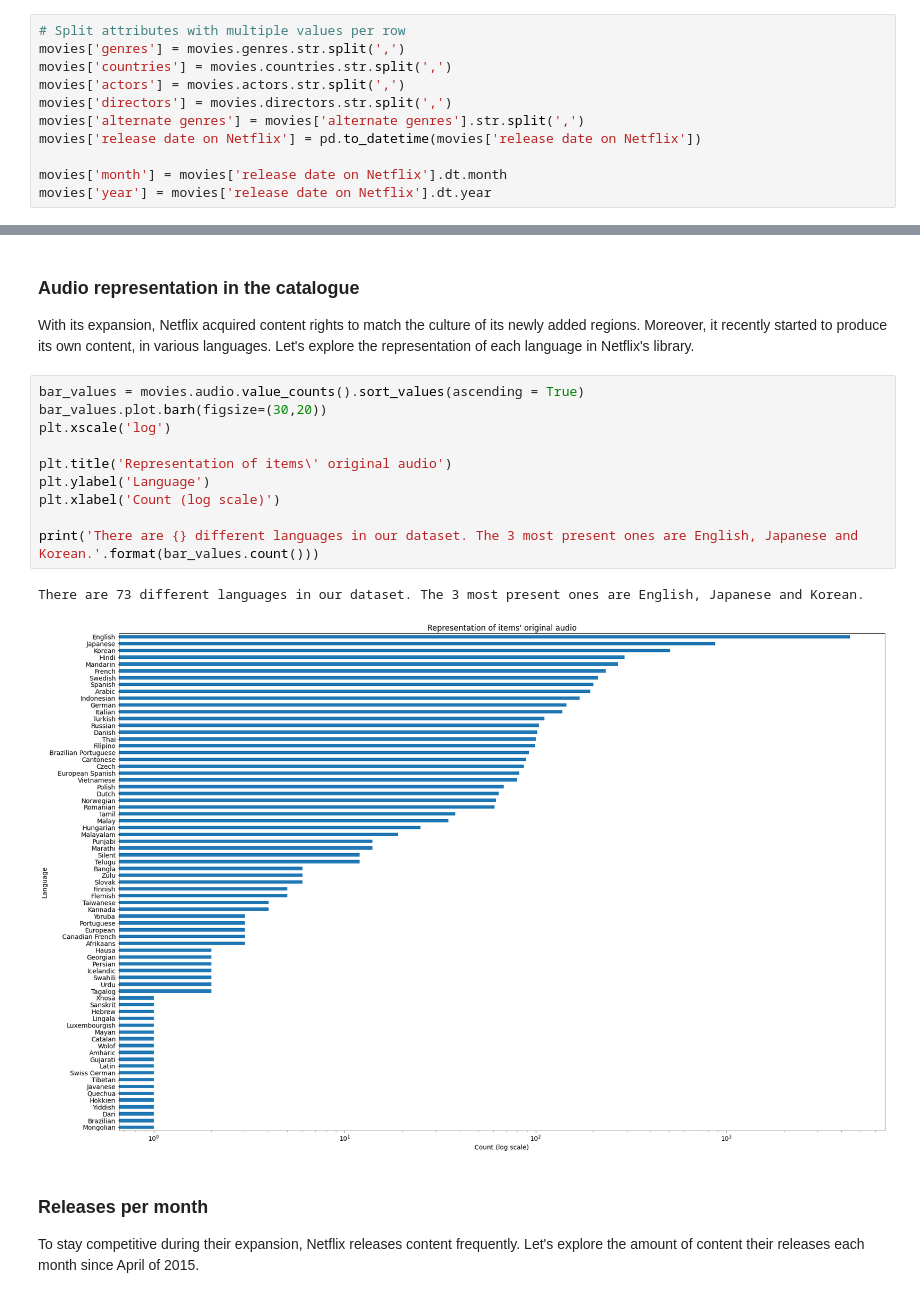
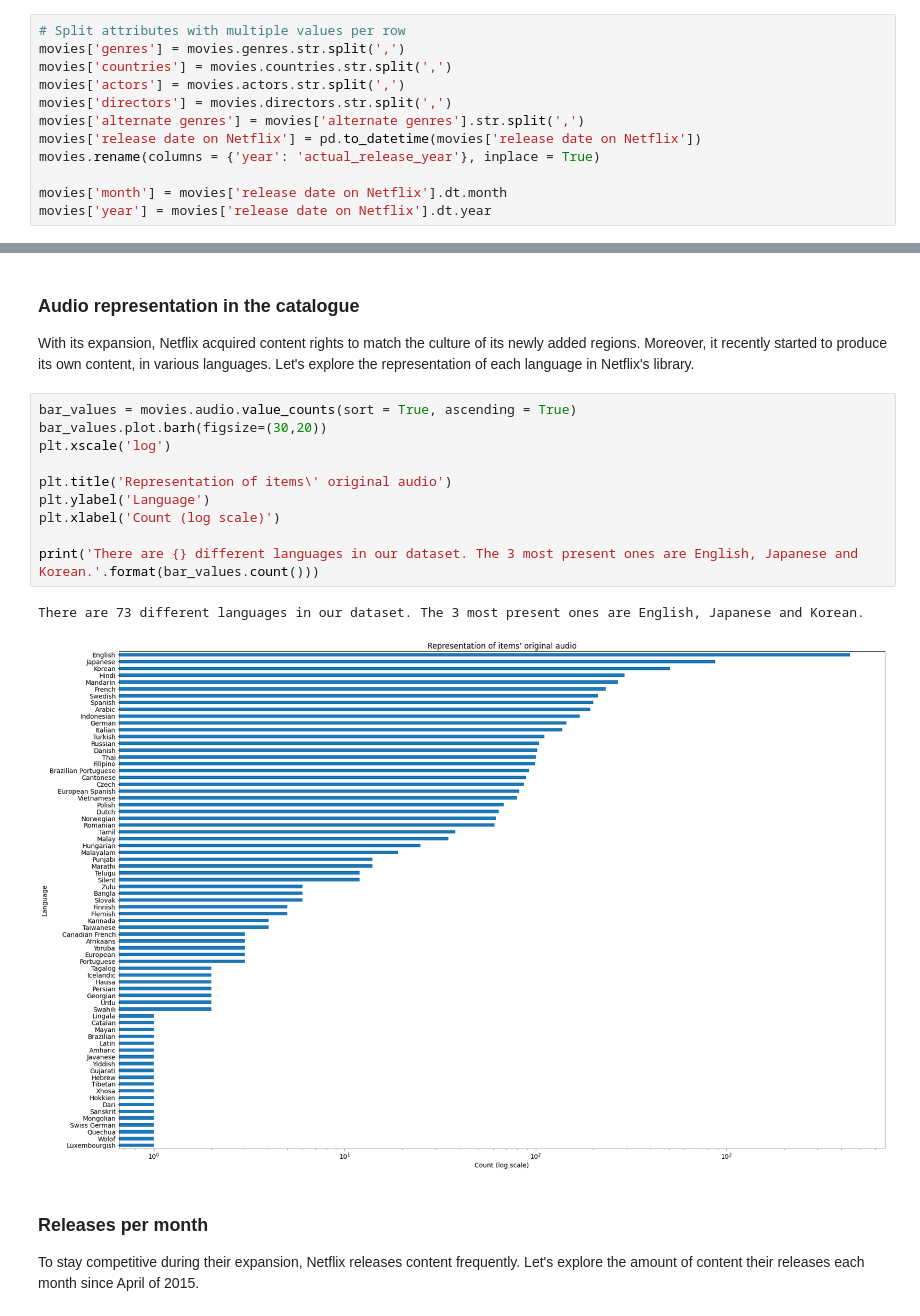
Before and after one commit to karimassi/netviz, a Jupyter notebook: milestones/eda.ipynb, the cells around one changed output, grey strips where cells are left out. Cells and saved outputs as stored; diff of their text form.

```diff
--- a/milestones/eda.ipynb
+++ b/milestones/eda.ipynb
@@ -32,6 +31,7 @@ movies['actors'] = movies.actors.str.split(',')
 movies['directors'] = movies.directors.str.split(',')
 movies['alternate genres'] = movies['alternate genres'].str.split(',')
 movies['release date on Netflix'] = pd.to_datetime(movies['release date on Netflix'])
+movies.rename(columns = {'year': 'actual_release_year'}, inplace = True)
 
 movies['month'] = movies['release date on Netflix'].dt.month
 movies['year'] = movies['release date on Netflix'].dt.year
@@ -106,18 +142,18 @@ plt.show()
 
 With its expansion, Netflix acquired content rights to match the culture of its newly added regions. Moreover, it recently started to produce its own content, in various languages. Let's explore the representation of each language in Netflix's library.
 # %%
-bar_values = movies.audio.value_counts().sort_values(ascending = True)
+bar_values = movies.audio.value_counts(sort = True, ascending = True)
 bar_values.plot.barh(figsize=(30,20))
 plt.xscale('log')
 
 plt.title('Representation of items\' original audio')
 plt.ylabel('Language')
 plt.xlabel('Count (log scale)')
 
 print('There are {} different languages in our dataset. The 3 most present ones are English, Japanese and Korean.'.format(bar_values.count()))
 # %% [output]
 There are 73 different languages in our dataset. The 3 most present ones are English, Japanese and Korean.
-[figure, old version]
+[figure, new version]
 # %% [markdown]
 ### Releases per month
 
```
Also changed, not shown: parts of 23 cells of this notebook.
